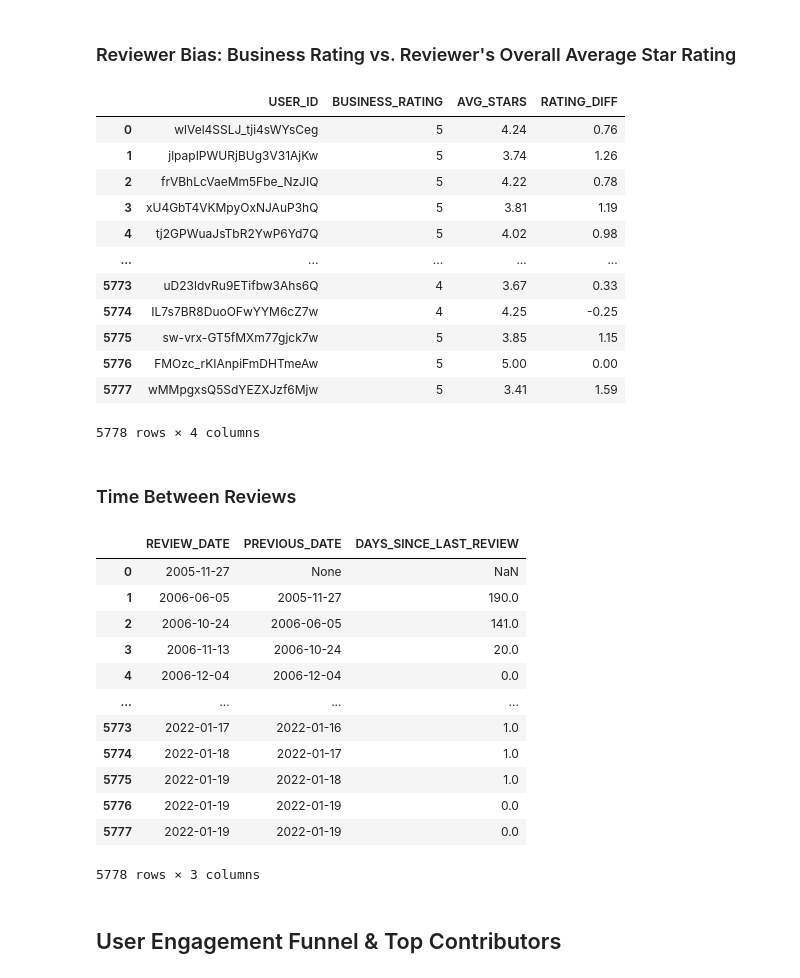
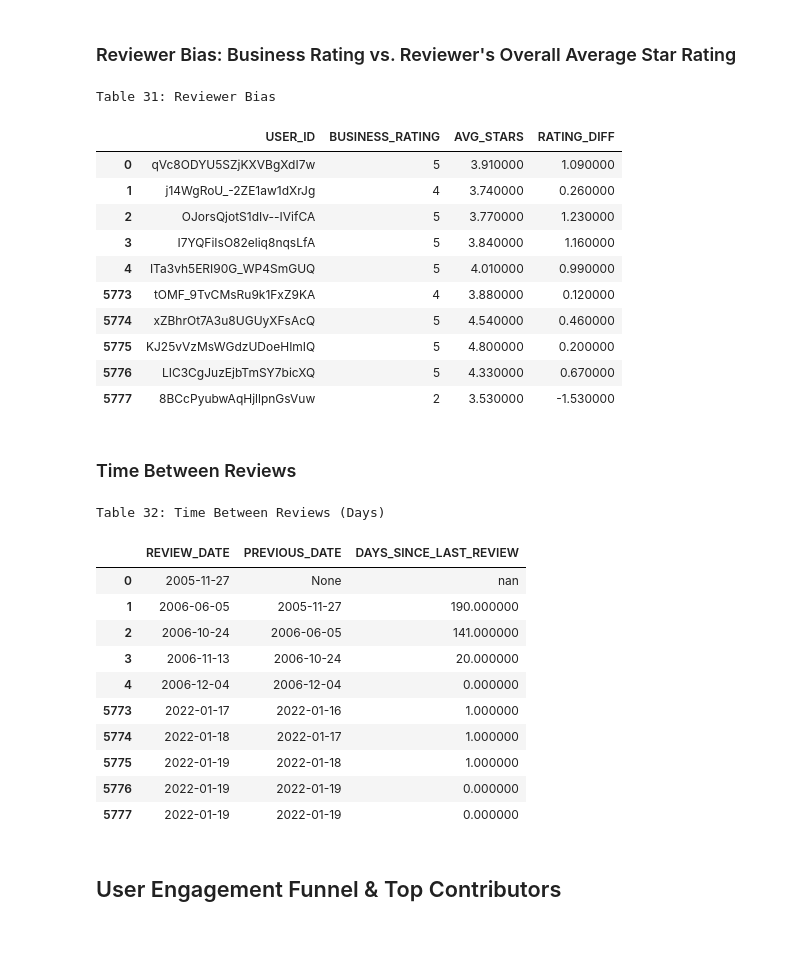
Before and after one commit to KeeganDavis/data-projects, a Jupyter notebook: yelp-reviews/notebooks/sql_queries.ipynb, the cells around one changed output. Saved outputs shown, nothing was run; the diff lists cells and outputs as text; code cells hidden in the pictures; blank space fills up the shorter version.

```diff
--- a/yelp-reviews/notebooks/sql_queries.ipynb
+++ b/yelp-reviews/notebooks/sql_queries.ipynb
@@ -1343,38 +1473,42 @@ display(df)
 # %%
 # Difference between reviewer's overall average rating and their rating for the business
 df = cur.execute('''
                 WITH business_reviews AS (
                     SELECT
                         user_id,
                         stars AS business_rating
                     FROM yelp_reviews
                     WHERE business_id = 'ytynqOUb3hjKeJfRj5Tshw'
                 )
                 SELECT
                     br.user_id,
                     business_rating,
                     yu.avg_stars,
                     business_rating - yu.avg_stars AS rating_diff
                 FROM business_reviews br
                 JOIN yelp_users yu
                     ON br.user_id = yu.user_id;
                  ''').fetch_pandas_all()
 
-display(df)
+df_preview = pd.concat([df.head(), df.tail()])
+styles = [{
+    'selector': 'caption', 'props': 'text-align: left;'
+}]
+
+display(df_preview.style.set_caption('<span style="font-size: 20px;">Table 31: Reviewer Bias</span>').set_table_styles(styles))
 # %% [output]
+Table 31: Reviewer Bias
 |  | USER_ID | BUSINESS_RATING | AVG_STARS | RATING_DIFF |
-| 0 | wlVel4SSLJ_tji4sWYsCeg | 5 | 4.24 | 0.76 |
-| 1 | jlpapIPWURjBUg3V31AjKw | 5 | 3.74 | 1.26 |
-| 2 | frVBhLcVaeMm5Fbe_NzJIQ | 5 | 4.22 | 0.78 |
-| 3 | xU4GbT4VKMpyOxNJAuP3hQ | 5 | 3.81 | 1.19 |
-| 4 | tj2GPWuaJsTbR2YwP6Yd7Q | 5 | 4.02 | 0.98 |
-| ... | ... | ... | ... | ... |
-| 5773 | uD23ldvRu9ETifbw3Ahs6Q | 4 | 3.67 | 0.33 |
-| 5774 | IL7s7BR8DuoOFwYYM6cZ7w | 4 | 4.25 | -0.25 |
-| 5775 | sw-vrx-GT5fMXm77gjck7w | 5 | 3.85 | 1.15 |
-| 5776 | FMOzc_rKIAnpiFmDHTmeAw | 5 | 5.00 | 0.00 |
-| 5777 | wMMpgxsQ5SdYEZXJzf6Mjw | 5 | 3.41 | 1.59 |
+| 0 | qVc8ODYU5SZjKXVBgXdI7w | 5 | 3.910000 | 1.090000 |
+| 1 | j14WgRoU_-2ZE1aw1dXrJg | 4 | 3.740000 | 0.260000 |
+| 2 | OJorsQjotS1dIv--IVifCA | 5 | 3.770000 | 1.230000 |
+| 3 | I7YQFiIsO82eliq8nqsLfA | 5 | 3.840000 | 1.160000 |
+| 4 | ITa3vh5ERI90G_WP4SmGUQ | 5 | 4.010000 | 0.990000 |
+| 5773 | tOMF_9TvCMsRu9k1FxZ9KA | 4 | 3.880000 | 0.120000 |
+| 5774 | xZBhrOt7A3u8UGUyXFsAcQ | 5 | 4.540000 | 0.460000 |
+| 5775 | KJ25vVzMsWGdzUDoeHImIQ | 5 | 4.800000 | 0.200000 |
+| 5776 | LIC3CgJuzEjbTmSY7bicXQ | 5 | 4.330000 | 0.670000 |
+| 5777 | 8BCcPyubwAqHjllpnGsVuw | 2 | 3.530000 | -1.530000 |
-5778 rows × 4 columns
 # %% [markdown]
 ### Time Between Reviews
 # %%
@@ -1389,21 +1523,25 @@ df = cur.execute('''
                 ORDER BY review_date;
                  ''').fetch_pandas_all()
 
-display(df)
+df_preview = pd.concat([df.head(), df.tail()])
+styles = [{
+    'selector': 'caption', 'props': 'text-align: left;'
+}]
+
+display(df_preview.style.set_caption('<span style="font-size: 20px;">Table 32: Time Between Reviews (Days)</span>').set_table_styles(styles))
 # %% [output]
+Table 32: Time Between Reviews (Days)
 |  | REVIEW_DATE | PREVIOUS_DATE | DAYS_SINCE_LAST_REVIEW |
-| 0 | 2005-11-27 | None | NaN |
-| 1 | 2006-06-05 | 2005-11-27 | 190.0 |
-| 2 | 2006-10-24 | 2006-06-05 | 141.0 |
-| 3 | 2006-11-13 | 2006-10-24 | 20.0 |
-| 4 | 2006-12-04 | 2006-12-04 | 0.0 |
-| ... | ... | ... | ... |
-| 5773 | 2022-01-17 | 2022-01-16 | 1.0 |
-| 5774 | 2022-01-18 | 2022-01-17 | 1.0 |
-| 5775 | 2022-01-19 | 2022-01-18 | 1.0 |
-| 5776 | 2022-01-19 | 2022-01-19 | 0.0 |
-| 5777 | 2022-01-19 | 2022-01-19 | 0.0 |
+| 0 | 2005-11-27 | None | nan |
+| 1 | 2006-06-05 | 2005-11-27 | 190.000000 |
+| 2 | 2006-10-24 | 2006-06-05 | 141.000000 |
+| 3 | 2006-11-13 | 2006-10-24 | 20.000000 |
+| 4 | 2006-12-04 | 2006-12-04 | 0.000000 |
+| 5773 | 2022-01-17 | 2022-01-16 | 1.000000 |
+| 5774 | 2022-01-18 | 2022-01-17 | 1.000000 |
+| 5775 | 2022-01-19 | 2022-01-18 | 1.000000 |
+| 5776 | 2022-01-19 | 2022-01-19 | 0.000000 |
+| 5777 | 2022-01-19 | 2022-01-19 | 0.000000 |
-5778 rows × 3 columns
 # %% [markdown]
 ## User Engagement Funnel & Top Contributors
 # %% [markdown]
```
Also changed, not shown: parts of 44 cells of this notebook.
